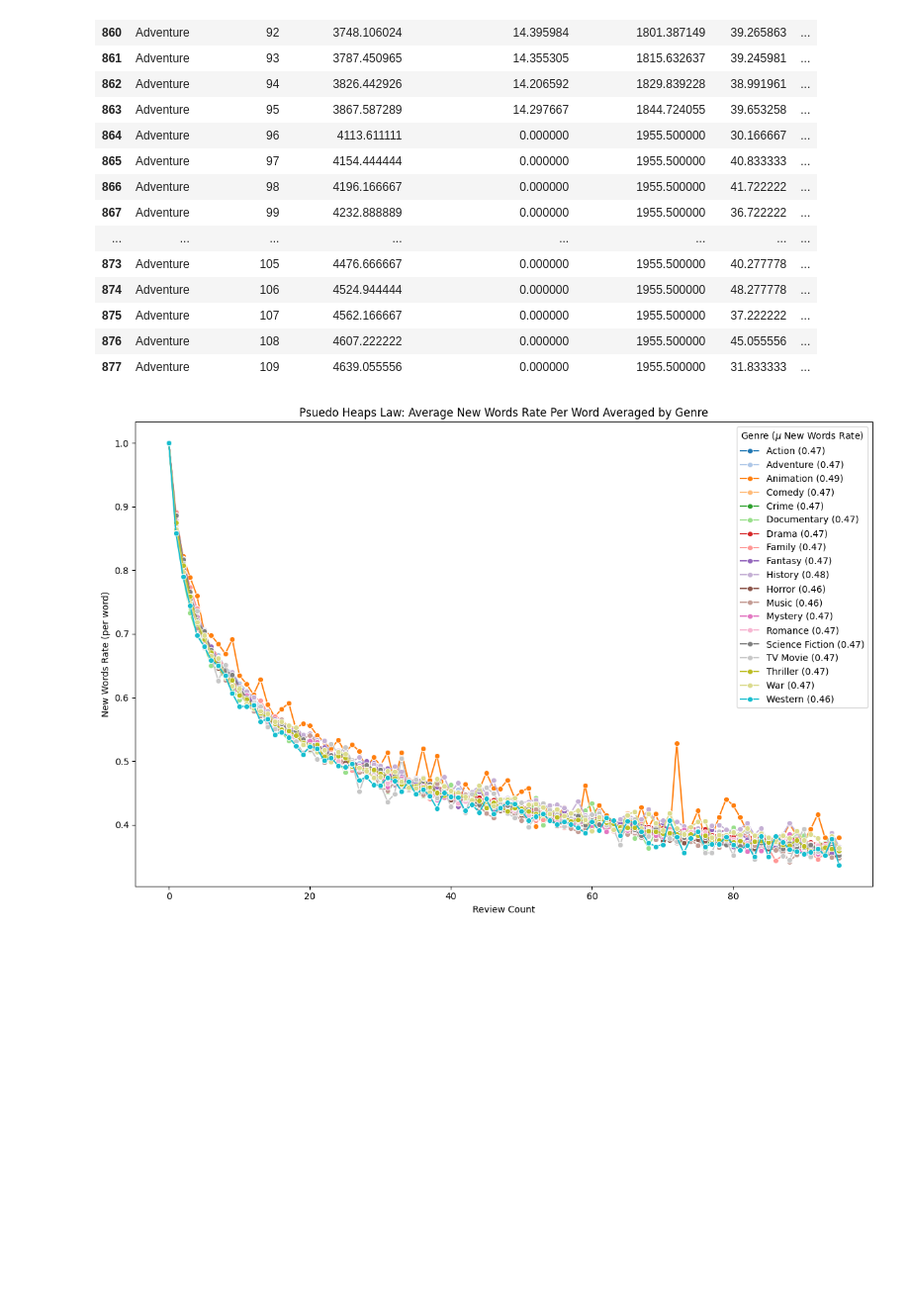
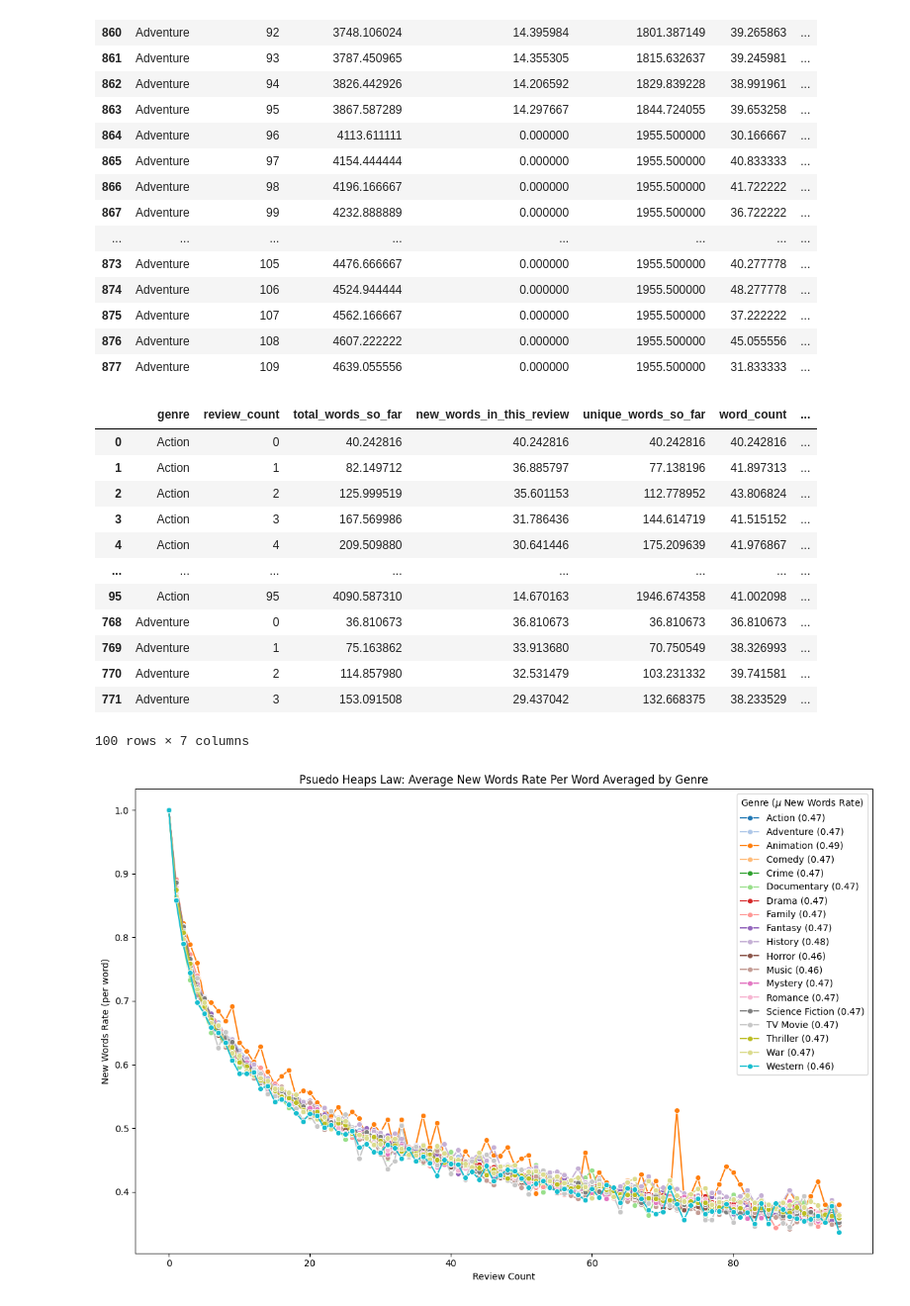
Before and after one commit to FWJK1/Pocs_Film_Project, a Jupyter notebook: Code/DataViz/heaps_law.ipynb, the cells around one changed output. Shown at 99% size. Cells and saved outputs as stored; diff of their text form; code cells hidden in the pictures; blank space fills up the shorter version.

```diff
--- a/Code/DataViz/heaps_law.ipynb
+++ b/Code/DataViz/heaps_law.ipynb
@@ -155,6 +122,22 @@ grouped_df[grouped_df['genre']=='Adventure'].iloc[90:110]
 | 877 | Adventure | 109 | 4639.055556 | 0.000000 | 1955.500000 | 31.833333 | ... |
 # %%
 grouped_df = grouped_df[grouped_df['review_count'] <=95]
+# %%
+grouped_df.head(100)
+# %% [output]
+|  | genre | review_count | total_words_so_far | new_words_in_this_review | unique_words_so_far | word_count | ... |
+| 0 | Action | 0 | 40.242816 | 40.242816 | 40.242816 | 40.242816 | ... |
+| 1 | Action | 1 | 82.149712 | 36.885797 | 77.138196 | 41.897313 | ... |
+| 2 | Action | 2 | 125.999519 | 35.601153 | 112.778952 | 43.806824 | ... |
+| 3 | Action | 3 | 167.569986 | 31.786436 | 144.614719 | 41.515152 | ... |
+| 4 | Action | 4 | 209.509880 | 30.641446 | 175.209639 | 41.976867 | ... |
+| ... | ... | ... | ... | ... | ... | ... | ... |
+| 95 | Action | 95 | 4090.587310 | 14.670163 | 1946.674358 | 41.002098 | ... |
+| 768 | Adventure | 0 | 36.810673 | 36.810673 | 36.810673 | 36.810673 | ... |
+| 769 | Adventure | 1 | 75.163862 | 33.913680 | 70.750549 | 38.326993 | ... |
+| 770 | Adventure | 2 | 114.857980 | 32.531479 | 103.231332 | 39.741581 | ... |
+| 771 | Adventure | 3 | 153.091508 | 29.437042 | 132.668375 | 38.233529 | ... |
+100 rows × 7 columns
 # %%
 
 plt.figure(figsize=(12, 8))
```
Also changed, not shown: parts of 5 cells of this notebook, 17 other files.
